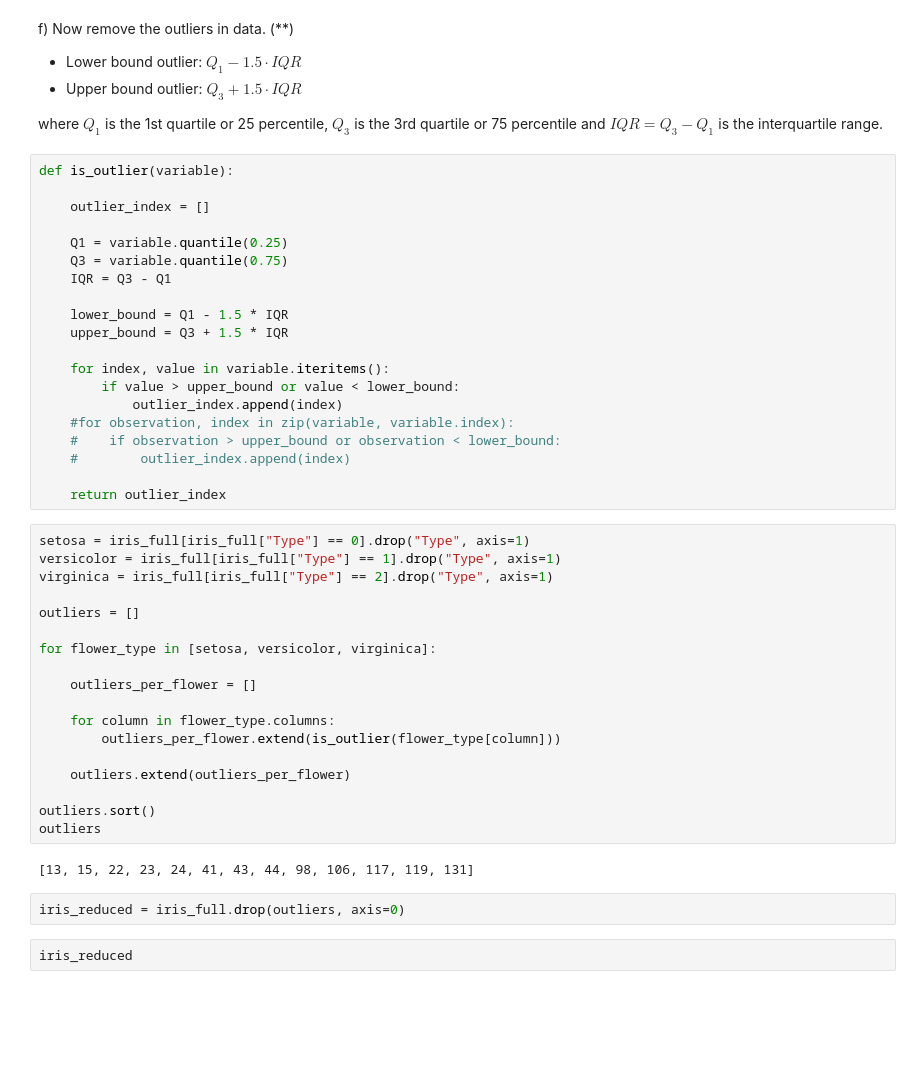
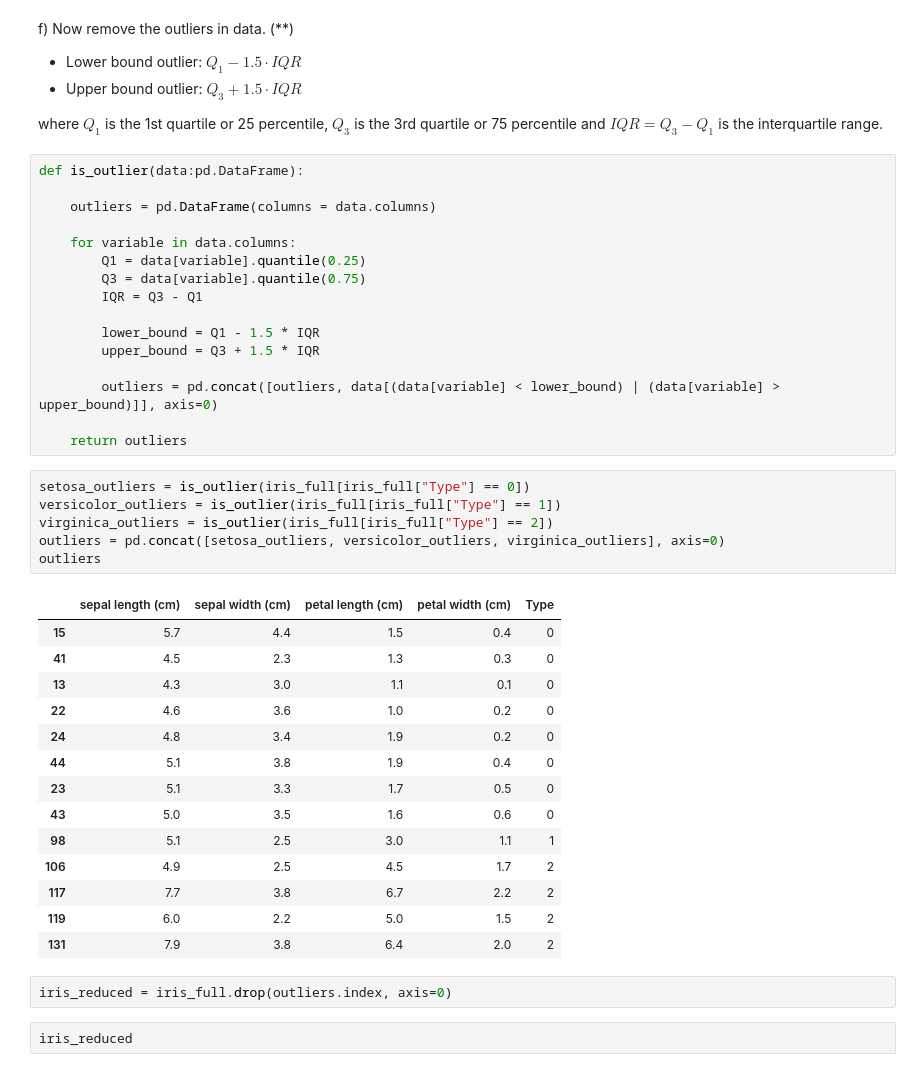
Before and after one commit to Anna-MariaSjolund/Machine-learning, a Jupyter notebook: exercises/exercises_4.ipynb, the cells around one changed output. Saved outputs shown, nothing was run; the diff lists cells and outputs as text; blank space fills up the shorter version.

```diff
--- a/exercises/exercises_4.ipynb
+++ b/exercises/exercises_4.ipynb
@@ -176,47 +177,44 @@ f) Now remove the outliers in data. (**)
 
 where $Q_1$ is the 1st quartile or 25 percentile, $Q_3$ is the 3rd quartile or 75 percentile and $IQR = Q_3-Q_1$ is the interquartile range.
 # %%
-def is_outlier(variable):
+def is_outlier(data:pd.DataFrame):
 
-    outlier_index = []
+    outliers = pd.DataFrame(columns = data.columns)
 
-    Q1 = variable.quantile(0.25)
-    Q3 = variable.quantile(0.75)
-    IQR = Q3 - Q1
+    for variable in data.columns:
+        Q1 = data[variable].quantile(0.25)
+        Q3 = data[variable].quantile(0.75)
+        IQR = Q3 - Q1
 
-    lower_bound = Q1 - 1.5 * IQR
-    upper_bound = Q3 + 1.5 * IQR
+        lower_bound = Q1 - 1.5 * IQR
+        upper_bound = Q3 + 1.5 * IQR
 
-    for index, value in variable.iteritems():
-        if value > upper_bound or value < lower_bound:
-            outlier_index.append(index)
-    #for observation, index in zip(variable, variable.index):
-    #    if observation > upper_bound or observation < lower_bound:
-    #        outlier_index.append(index)
+        outliers = pd.concat([outliers, data[(data[variable] < lower_bound) | (data[variable] > upper_bound)]], axis=0)
 
-    return outlier_index
+    return outliers
-# %%
-setosa = iris_full[iris_full["Type"] == 0].drop("Type", axis=1)
-versicolor = iris_full[iris_full["Type"] == 1].drop("Type", axis=1)
-virginica = iris_full[iris_full["Type"] == 2].drop("Type", axis=1)
-
-outliers = []
-
-for flower_type in [setosa, versicolor, virginica]:
-
-    outliers_per_flower = []
-
-    for column in flower_type.columns:
-        outliers_per_flower.extend(is_outlier(flower_type[column]))
-
-    outliers.extend(outliers_per_flower)
-
-outliers.sort()
-outliers
-# %% [output]
-[13, 15, 22, 23, 24, 41, 43, 44, 98, 106, 117, 119, 131]
+# %%
+setosa_outliers = is_outlier(iris_full[iris_full["Type"] == 0])
+versicolor_outliers = is_outlier(iris_full[iris_full["Type"] == 1])
+virginica_outliers = is_outlier(iris_full[iris_full["Type"] == 2])
+outliers = pd.concat([setosa_outliers, versicolor_outliers, virginica_outliers], axis=0)
+outliers
+# %% [output]
+|  | sepal length (cm) | sepal width (cm) | petal length (cm) | petal width (cm) | Type |
+| 15 | 5.7 | 4.4 | 1.5 | 0.4 | 0 |
+| 41 | 4.5 | 2.3 | 1.3 | 0.3 | 0 |
+| 13 | 4.3 | 3.0 | 1.1 | 0.1 | 0 |
+| 22 | 4.6 | 3.6 | 1.0 | 0.2 | 0 |
+| 24 | 4.8 | 3.4 | 1.9 | 0.2 | 0 |
+| 44 | 5.1 | 3.8 | 1.9 | 0.4 | 0 |
+| 23 | 5.1 | 3.3 | 1.7 | 0.5 | 0 |
+| 43 | 5.0 | 3.5 | 1.6 | 0.6 | 0 |
+| 98 | 5.1 | 2.5 | 3.0 | 1.1 | 1 |
+| 106 | 4.9 | 2.5 | 4.5 | 1.7 | 2 |
+| 117 | 7.7 | 3.8 | 6.7 | 2.2 | 2 |
+| 119 | 6.0 | 2.2 | 5.0 | 1.5 | 2 |
+| 131 | 7.9 | 3.8 | 6.4 | 2.0 | 2 |
 # %%
-iris_reduced = iris_full.drop(outliers, axis=0)
+iris_reduced = iris_full.drop(outliers.index, axis=0)
 # %%
 iris_reduced
 # %% [output]
```
Also changed, not shown: parts of 6 cells of this notebook.
